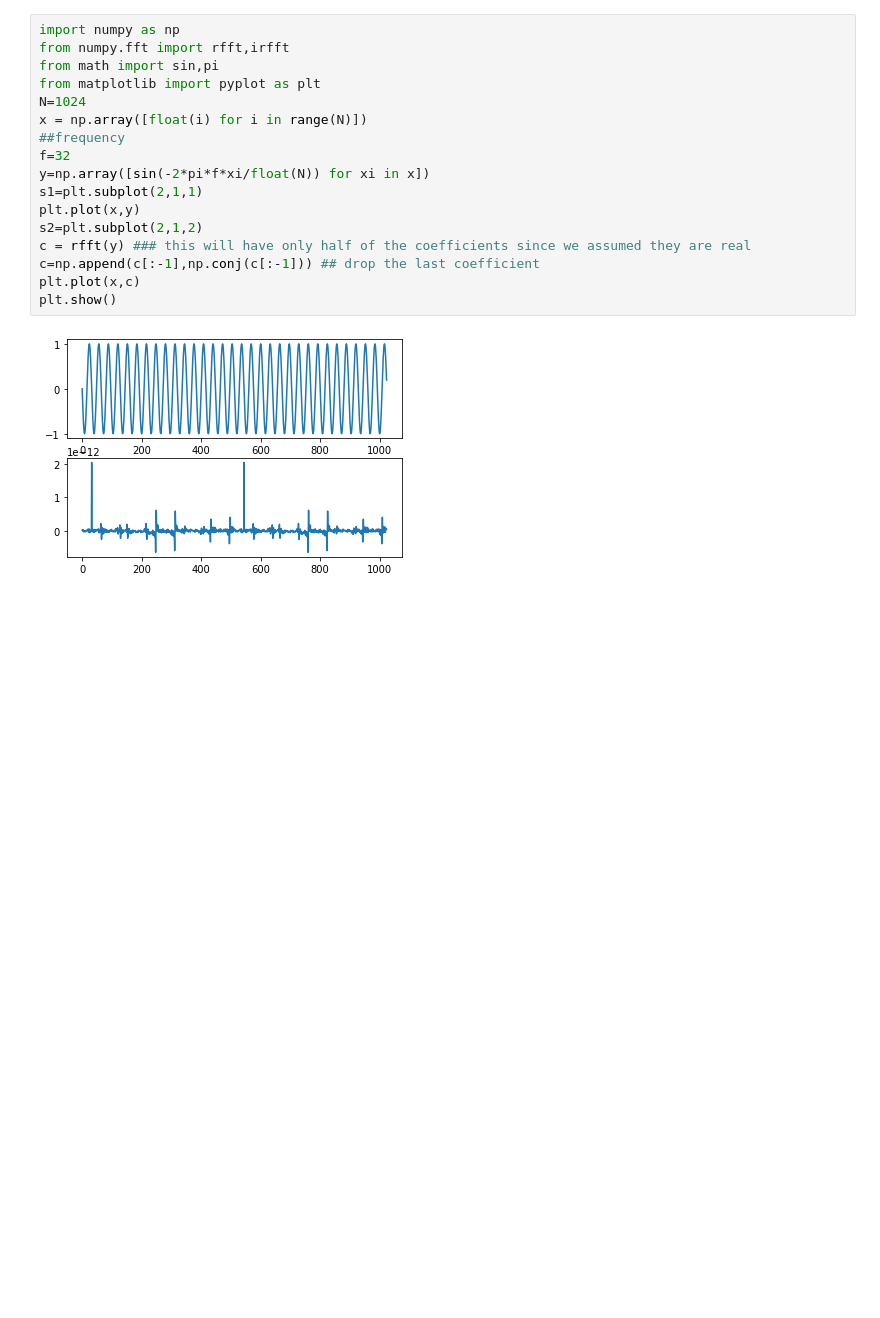
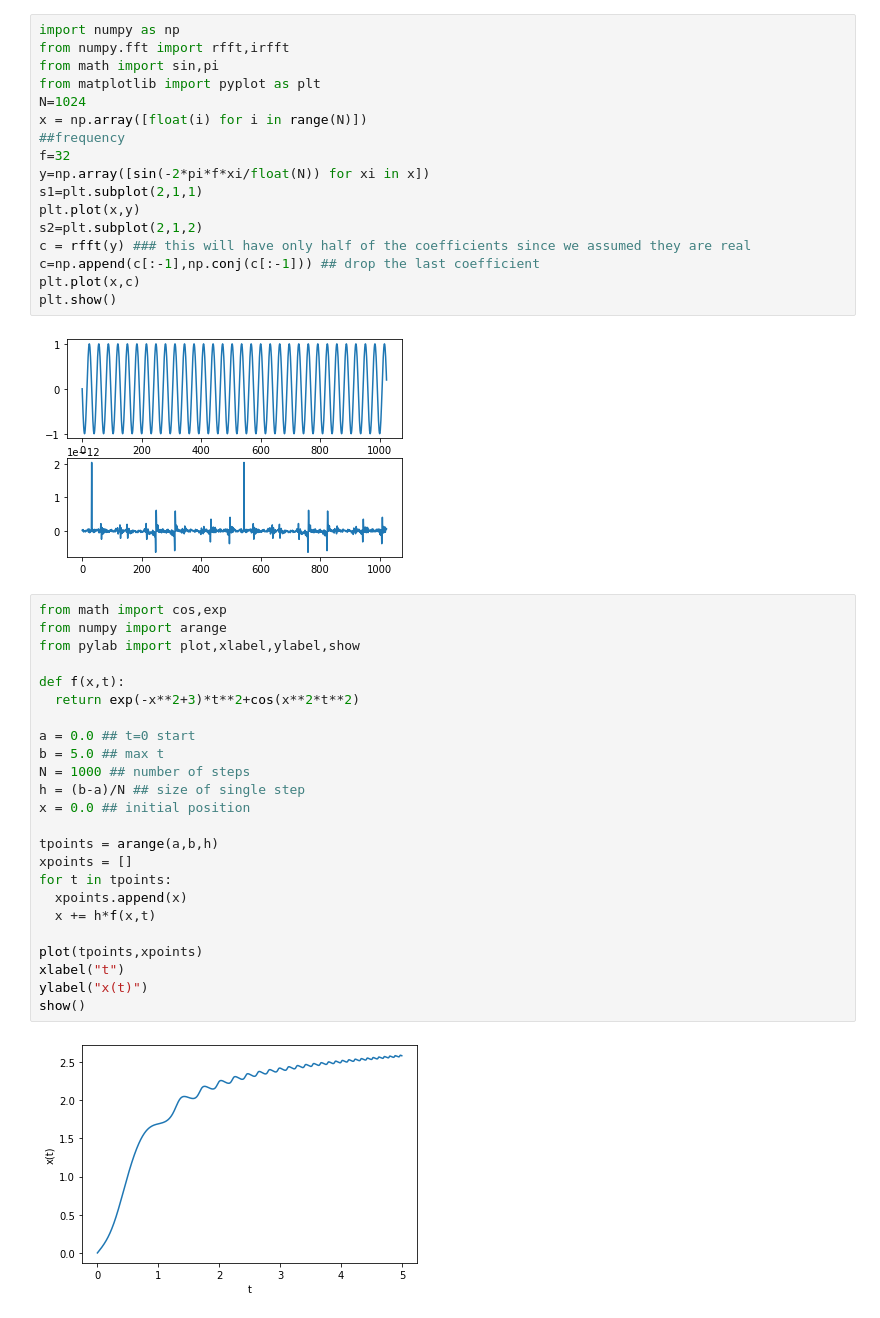
Before and after one commit to NIUCompPhys/Spring2021, a Jupyter notebook: temp2_pynb.ipynb, the cells around one changed output. Drawn from its saved outputs; the diff is of its cells as text; blank space fills up the shorter version.

```diff
--- a/temp2_pynb.ipynb
+++ b/temp2_pynb.ipynb
@@ -163,3 +163,29 @@ plt.plot(x,c)
 plt.show()
 # %% [output]
 [figure]
+# %%
+from math import cos,exp
+from numpy import arange
+from pylab import plot,xlabel,ylabel,show
+
+def f(x,t):
+  return exp(-x**2+3)*t**2+cos(x**2*t**2)
+
+a = 0.0 ## t=0 start
+b = 5.0 ## max t
+N = 1000 ## number of steps
+h = (b-a)/N ## size of single step
+x = 0.0 ## initial position
+
+tpoints = arange(a,b,h)
+xpoints = []
+for t in tpoints:
+  xpoints.append(x)
+  x += h*f(x,t)
+
+plot(tpoints,xpoints)
+xlabel("t")
+ylabel("x(t)")
+show()
+# %% [output]
+[figure, added]
```
Also changed, not shown: parts of 2 cells of this notebook.
